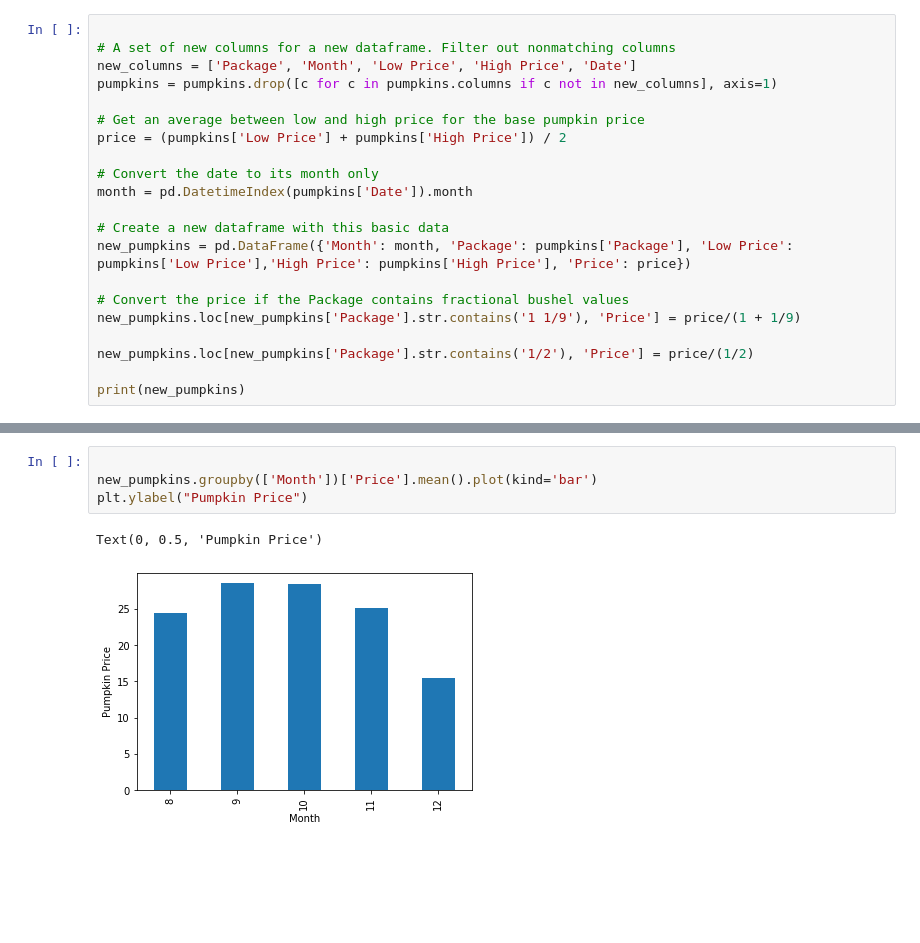
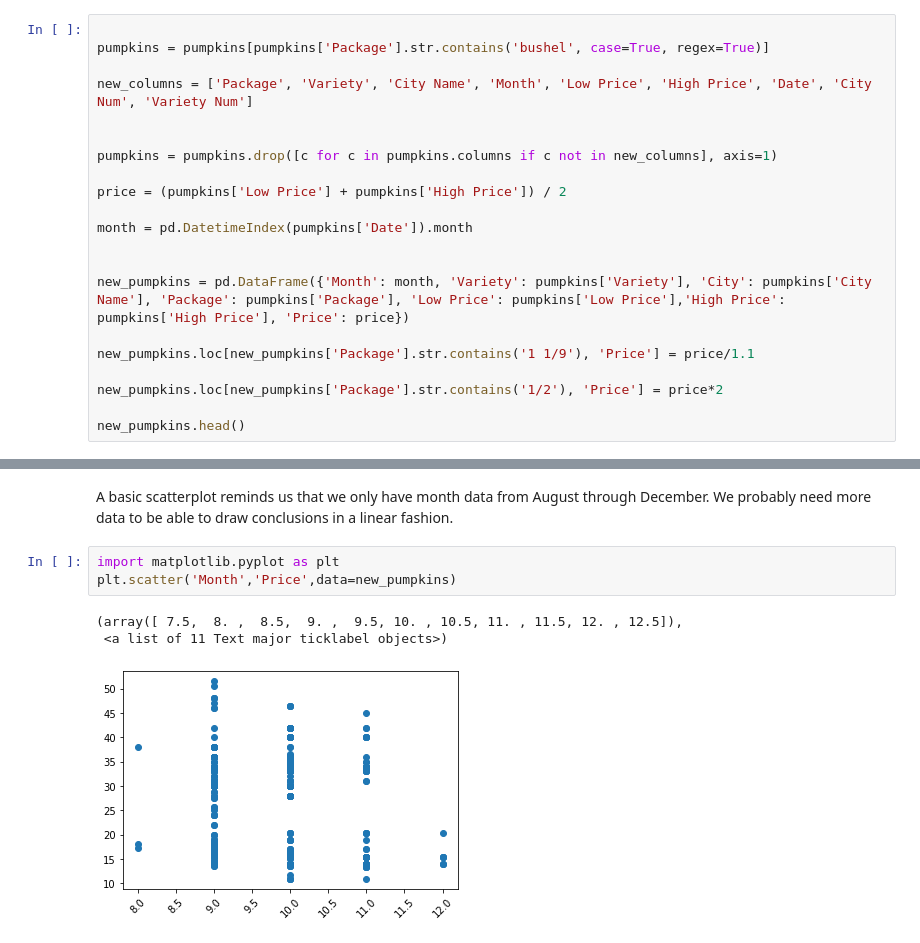
Before and after one commit to RudyLo/MIRCROSOFT_Intro_Machine_Learning, a Jupyter notebook: notebook.ipynb, the cells around one changed output, grey strips where cells are left out. Cells and saved outputs as stored; diff of their text form; blank space fills up the shorter version.

```diff
--- a/notebook.ipynb
+++ b/notebook.ipynb
@@ -39,22 +26,22 @@ dtype: int64
 # %%
 
-# A set of new columns for a new dataframe. Filter out nonmatching columns
-new_columns = ['Package', 'Month', 'Low Price', 'High Price', 'Date']
+pumpkins = pumpkins[pumpkins['Package'].str.contains('bushel', case=True, regex=True)]
+
+new_columns = ['Package', 'Variety', 'City Name', 'Month', 'Low Price', 'High Price', 'Date', 'City Num', 'Variety Num']
+
+
 pumpkins = pumpkins.drop([c for c in pumpkins.columns if c not in new_columns], axis=1)
 
-# Get an average between low and high price for the base pumpkin price
 price = (pumpkins['Low Price'] + pumpkins['High Price']) / 2
 
-# Convert the date to its month only
 month = pd.DatetimeIndex(pumpkins['Date']).month
 
-# Create a new dataframe with this basic data
-new_pumpkins = pd.DataFrame({'Month': month, 'Package': pumpkins['Package'], 'Low Price': pumpkins['Low Price'],'High Price': pumpkins['High Price'], 'Price': price})
 
-# Convert the price if the Package contains fractional bushel values
-new_pumpkins.loc[new_pumpkins['Package'].str.contains('1 1/9'), 'Price'] = price/(1 + 1/9)
+new_pumpkins = pd.DataFrame({'Month': month, 'Variety': pumpkins['Variety'], 'City': pumpkins['City Name'], 'Package': pumpkins['Package'], 'Low Price': pumpkins['Low Price'],'High Price': pumpkins['High Price'], 'Price': price})
 
-new_pumpkins.loc[new_pumpkins['Package'].str.contains('1/2'), 'Price'] = price/(1/2)
+new_pumpkins.loc[new_pumpkins['Package'].str.contains('1 1/9'), 'Price'] = price/1.1
 
-print(new_pumpkins)
+new_pumpkins.loc[new_pumpkins['Package'].str.contains('1/2'), 'Price'] = price*2
+
+new_pumpkins.head()
 # %% [output]
@@ -83,7 +54,9 @@ plt.show()
-# %%
-
-new_pumpkins.groupby(['Month'])['Price'].mean().plot(kind='bar')
-plt.ylabel("Pumpkin Price")
-# %% [output]
-Text(0, 0.5, 'Pumpkin Price')
-[figure, removed]
+# %% [markdown]
+A basic scatterplot reminds us that we only have month data from August through December. We probably need more data to be able to draw conclusions in a linear fashion.
+# %%
+import matplotlib.pyplot as plt
+plt.scatter('Month','Price',data=new_pumpkins)
+# %% [output]
+(array([ 7.5,  8. ,  8.5,  9. ,  9.5, 10. , 10.5, 11. , 11.5, 12. , 12.5]),
+ <a list of 11 Text major ticklabel objects>)
+[figure, added]
```
Also changed, not shown: parts of 6 cells of this notebook.
